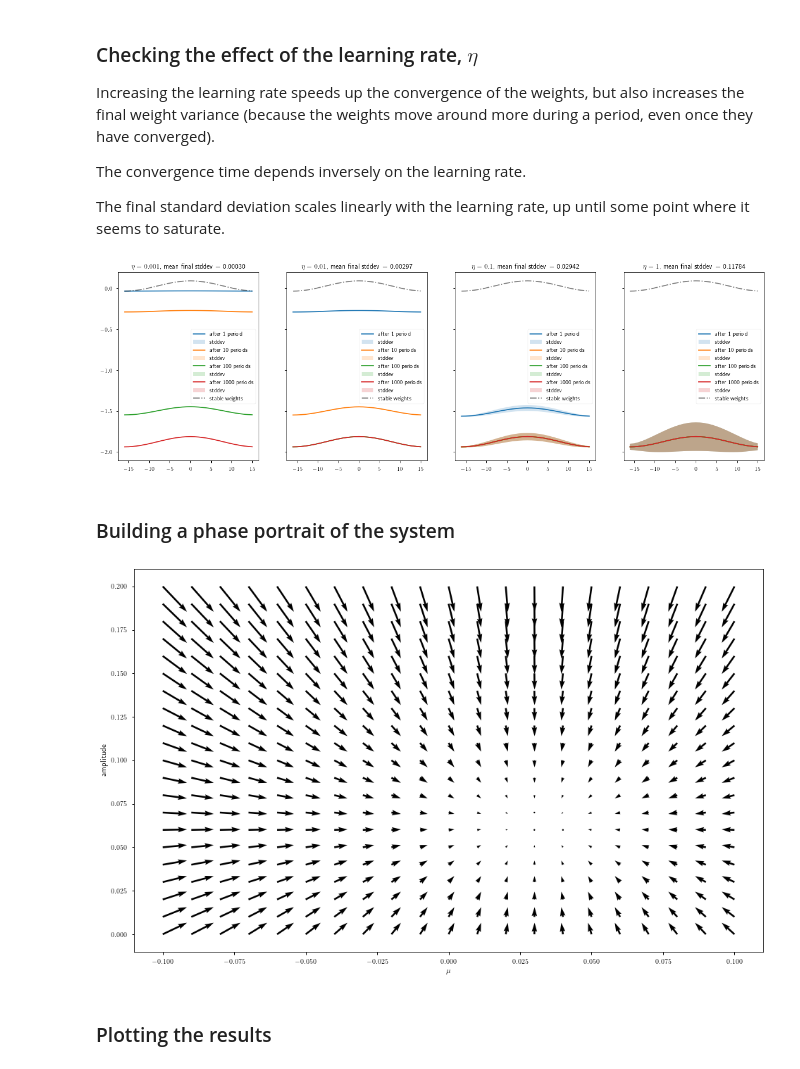
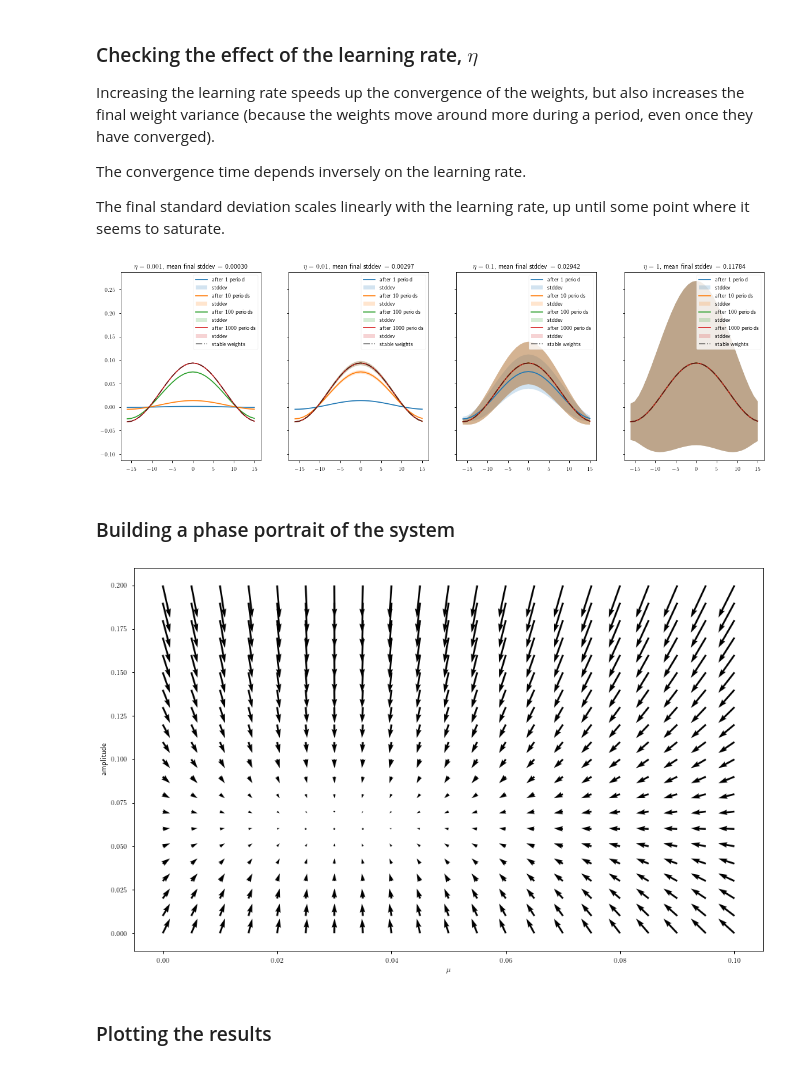
Before and after one commit to Dominic-DallOsto/insect-navigation-sinusoidal-optimality, a Jupyter notebook: sinusoidal Hebbian learning weights.ipynb, the cells around one changed output. Drawn from its saved outputs; the diff is of its cells as text; code cells hidden in the pictures.

Commit message:
Update plot for Hebbian learning

```diff
--- a/sinusoidal Hebbian learning weights.ipynb
+++ b/sinusoidal Hebbian learning weights.ipynb
@@ -133,24 +133,24 @@ The final standard deviation scales linearly with the learning rate, up until so
 # %%
 fig, axs=plt.subplots(1,4, sharey=True, figsize=(20,6))
 
 for eta, ax in zip([0.001, 0.01, 0.1, 1], axs):
-	W, delta_W_trace, W_trace = simulate_and_plot_fixed_activity(np.tile(input, (1000,1)), plot=False, _lambda=_lambda, eta=eta)
+	W, delta_W_trace, W_trace = simulate_and_plot_fixed_activity(np.tile(input, (1000,1)), plot=False, _lambda=_lambda, gamma=gamma, eta=eta)
 
 	plt.sca(ax)
 	plot_circulant_matrix_as_profile(W_trace[N*1-1,:,:], plot_stddev=True, roll=True, show=False)
 	plot_circulant_matrix_as_profile(W_trace[N*10-1,:,:], plot_stddev=True, roll=True, show=False)
 	plot_circulant_matrix_as_profile(W_trace[N*100-1,:,:], plot_stddev=True, roll=True, show=False)
 	plot_circulant_matrix_as_profile(W_trace[N*1000-1,:,:], plot_stddev=True, roll=True, show=False)
 	plt.plot(neuron_indices-N//2, np.roll(get_cosine_from_fourier_spectrum(fill_fourier_modes_up_to_N(1, N)), N//2), 'k-.', alpha=0.5)
 	plt.legend(['after 1 period','stddev','after 10 periods','stddev','after 100 periods','stddev','after 1000 periods','stddev','stable weights'])
 	plt.title(f'$\\eta = {eta}$, mean final stddev = {get_circulant_matrix_profile(W_trace[N*1000-1,:,:])[1].mean():.5f}')
 plt.show()
 # %% [output]
-[figure, old version]
+[figure, new version]
 # %% [markdown]
 ### Building a phase portrait of the system
 # %%
-mu_range = np.arange(-0.1,0.105,.01)
+mu_range = np.arange(0,0.105,.005)
 amp_range = np.arange(0.0,0.21,.01)
 mu_grid, amp_grid = np.meshgrid(mu_range, amp_range)
 
@@ -171,7 +171,7 @@ plt.xlabel('$\\mu$')
 plt.ylabel('amplitude')
 plt.show()
 # %% [output]
-[figure, old version]
+[figure, new version]
 # %% [markdown]
 ### Plotting the results
 # %%
```
Also changed, not shown: parts of 1 cell of this notebook, 3 other files.
